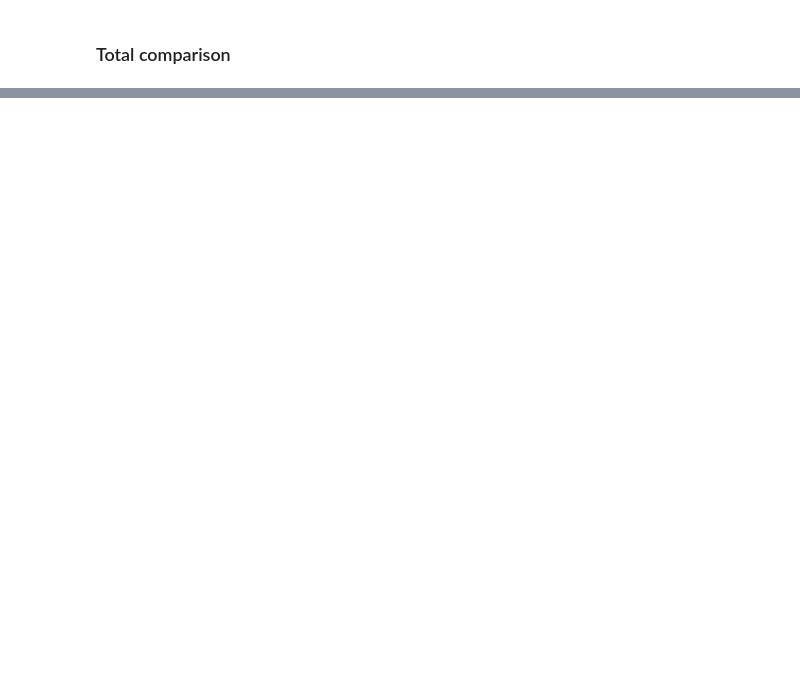
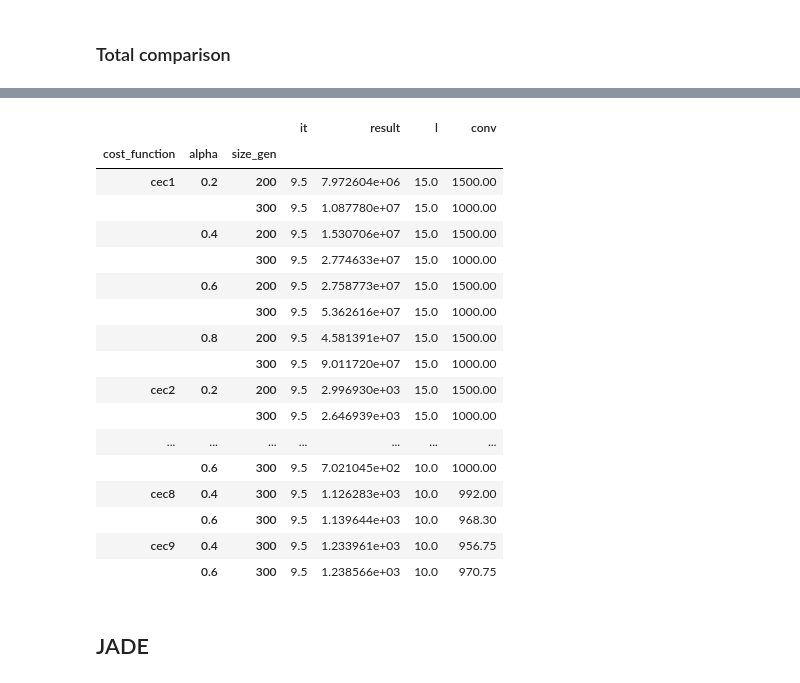
Before and after one commit to VicentePerezSoloviev/SPEDA, a Jupyter notebook: Untitled.ipynb, the cells around one changed output, grey strips where cells are left out. Cells and saved outputs as stored; diff of their text form; code cells hidden in the pictures; blank space fills up the shorter version.

```diff
--- a/Untitled.ipynb
+++ b/Untitled.ipynb
@@ -121,3 +1,8 @@ KeyError: 'cost_function'
+# %%
+import pandas as pd
+pd.set_option('display.max_rows', None)
+import matplotlib.pyplot as plt
+import numpy as np
 # %% [markdown]
 ### Gaussian vs. SP
 # %%
@@ -327,0 +86,14 @@ gb.loc[gb['cost_function'] == 'cec2']
+# %%
+dt_cemaes = pd.read_csv('results_cmaes_Funcs.csv', index_col = 0)
+pd.set_option('display.max_rows', dt_cemaes.shape[0]+1)
+dt_cemaes_gb = dt_cemaes.groupby(['cost_function']).std()
+dt_cemaes_gb = dt_cemaes_gb.drop(['it'], axis=1)
+dt_cemaes_gb.loc['cec1', 'sol'] = round(dt_cemaes_gb.loc['cec1']['sol'] - 100, 2)
+dt_cemaes_gb.loc['cec2', 'sol'] = round(dt_cemaes_gb.loc['cec2']['sol'] - 200, 2)
+dt_cemaes_gb.loc['cec4', 'sol'] = round(dt_cemaes_gb.loc['cec4']['sol'] - 400, 2)
+dt_cemaes_gb.loc['cec5', 'sol'] = round(dt_cemaes_gb.loc['cec5']['sol'] - 500, 2)
+dt_cemaes_gb.loc['cec6', 'sol'] = round(dt_cemaes_gb.loc['cec6']['sol'] - 600, 2)
+dt_cemaes_gb.loc['cec7', 'sol'] = round(dt_cemaes_gb.loc['cec7']['sol'] - 700, 2)
+dt_cemaes_gb.loc['cec8', 'sol'] = round(dt_cemaes_gb.loc['cec8']['sol'] - 900, 2)
+dt_cemaes_gb = dt_cemaes_gb.rename(columns = {'sol': 'CMAES'})
+dt_cemaes_gb
@@ -373,0 +459,25 @@ comparison_sp_g_cmaes
+# %%
+dt = pd.read_csv('50d_egna.csv', index_col=0).round(2)
+gb =dt.groupby(['cost_function', 'alpha', 'size_gen']).mean()
+gb
+# %% [output]
+|  |  |  | it | result | l | conv |
+| cost_function | alpha | size_gen |  |  |  |  |
+| cec1 | 0.2 | 200 | 9.5 | 7.972604e+06 | 15.0 | 1500.00 |
+|  |  | 300 | 9.5 | 1.087780e+07 | 15.0 | 1000.00 |
+|  | 0.4 | 200 | 9.5 | 1.530706e+07 | 15.0 | 1500.00 |
+|  |  | 300 | 9.5 | 2.774633e+07 | 15.0 | 1000.00 |
+|  | 0.6 | 200 | 9.5 | 2.758773e+07 | 15.0 | 1500.00 |
+|  |  | 300 | 9.5 | 5.362616e+07 | 15.0 | 1000.00 |
+|  | 0.8 | 200 | 9.5 | 4.581391e+07 | 15.0 | 1500.00 |
+|  |  | 300 | 9.5 | 9.011720e+07 | 15.0 | 1000.00 |
+| cec2 | 0.2 | 200 | 9.5 | 2.996930e+03 | 15.0 | 1500.00 |
+|  |  | 300 | 9.5 | 2.646939e+03 | 15.0 | 1000.00 |
+| ... | ... | ... | ... | ... | ... | ... |
+|  | 0.6 | 300 | 9.5 | 7.021045e+02 | 10.0 | 1000.00 |
+| cec8 | 0.4 | 300 | 9.5 | 1.126283e+03 | 10.0 | 992.00 |
+|  | 0.6 | 300 | 9.5 | 1.139644e+03 | 10.0 | 968.30 |
+| cec9 | 0.4 | 300 | 9.5 | 1.233961e+03 | 10.0 | 956.75 |
+|  | 0.6 | 300 | 9.5 | 1.238566e+03 | 10.0 | 970.75 |
+# %% [markdown]
+## JADE
```
Also changed, not shown: parts of 79 cells of this notebook, 7 other files.
